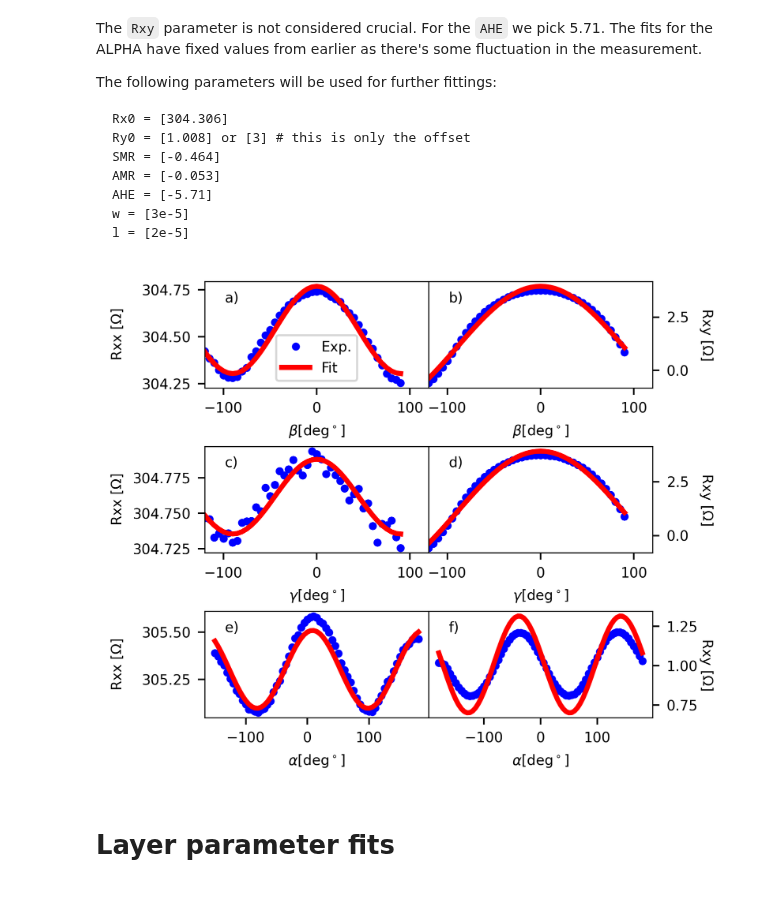
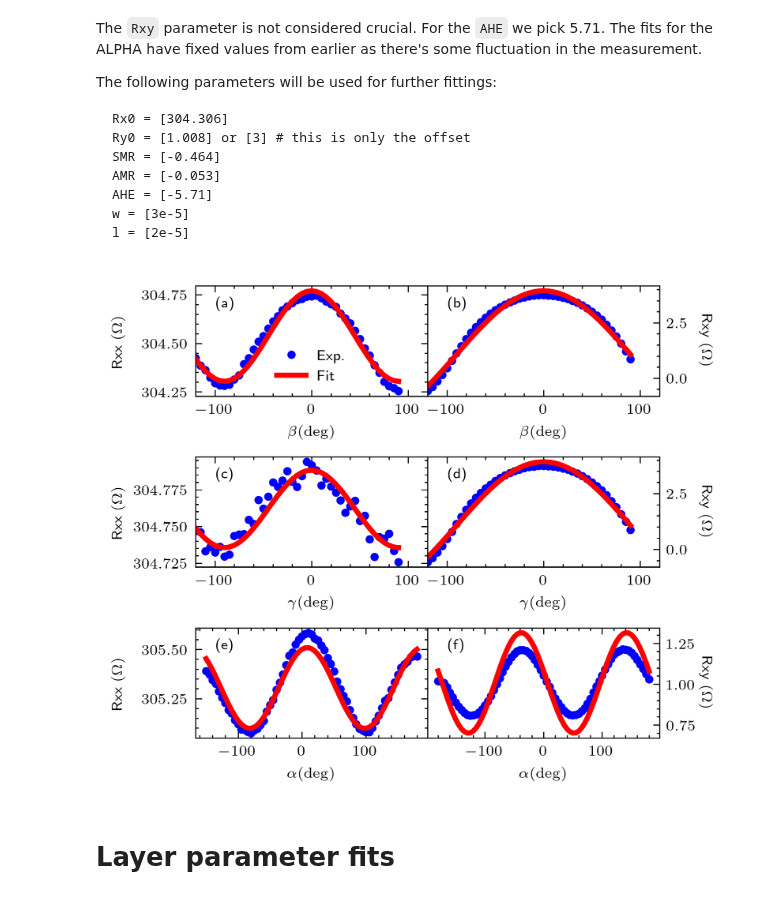
Before and after one commit to LemurPwned/cmtj, a Jupyter notebook: examples/harmonic-hall/HarmonicsFits.ipynb, the cells around one changed output. Saved outputs shown, nothing was run; the diff lists cells and outputs as text; code cells hidden in the pictures.

```diff
--- a/examples/harmonic-hall/HarmonicsFits.ipynb
+++ b/examples/harmonic-hall/HarmonicsFits.ipynb
@@ -165,20 +165,20 @@ import matplotlib as mpl
 mpl.rcParams['axes.formatter.useoffset'] = False
 
 lw = 2.5
-with plt.style.context(['nature']):
+with plt.style.context(['science', 'nature']):
     fig, ax = plt.subplots(3, 2, figsize=(4, 4), dpi=400)
     ax[0, 0].plot(beta_scan_rxx_deg,
                   rxx['rxx_beta'].dropna(),
                   'bo',
                   label='Exp.')
     ax[0, 0].plot(beta_scan_rxx_deg, beta_rxx, 'r-', label='Fit', linewidth=lw)
-    ax[0, 0].set_xlabel(r"$\beta [\mathrm{deg}^\circ]$")
-    ax[0, 0].set_ylabel(r"Rxx $[\Omega]$")
+    ax[0, 0].set_xlabel(r"$\beta (\mathrm{deg})$")
+    ax[0, 0].set_ylabel(r"Rxx $(\Omega)$")
 
     ax[0, 1].plot(beta_scan_rxy_deg, rxy['rxy_beta'].dropna(), 'bo')
     ax[0, 1].plot(beta_scan_rxy_deg, beta_rxy, 'r-', linewidth=lw)
-    ax[0, 1].set_xlabel(r"$\beta [\mathrm{deg}^\circ]$")
-    ax[0, 1].set_ylabel(r"Rxy $[\Omega]$", rotation=270, labelpad=8)
+    ax[0, 1].set_xlabel(r"$\beta (\mathrm{deg})$")
+    ax[0, 1].set_ylabel(r"Rxy $(\Omega)$", rotation=270, labelpad=8)
 
     spac = 120
     ax[0, 1].set_xlim([-spac, spac])
@@ -186,49 +186,49 @@ with plt.style.context(['nature']):
 
     ax[1, 0].plot(gamma_scan_rxx_deg, rxx['rxx_gamma'].dropna(), 'bo')
     ax[1, 0].plot(gamma_scan_rxx_deg, gamma_rxx, 'r-', linewidth=lw)
-    ax[1, 0].set_xlabel(r"$\gamma [\mathrm{deg}^\circ]$")
-    ax[1, 0].set_ylabel(r"Rxx $[\Omega]$")
+    ax[1, 0].set_xlabel(r"$\gamma (\mathrm{deg})$")
+    ax[1, 0].set_ylabel(r"Rxx $(\Omega)$")
 
     ax[1, 1].plot(gamma_scan_rxy_deg, rxy['rxy_gamma'].dropna(), 'bo')
     ax[1, 1].plot(gamma_scan_rxy_deg, gamma_rxy, 'r-', linewidth=lw)
-    ax[1, 1].set_xlabel(r"$\gamma [\mathrm{deg}^\circ]$")
-    ax[1, 1].set_ylabel(r"Rxy $[\Omega]$", rotation=270, labelpad=8)
+    ax[1, 1].set_xlabel(r"$\gamma (\mathrm{deg})$")
+    ax[1, 1].set_ylabel(r"Rxy $(\Omega)$", rotation=270, labelpad=8)
 
     ax[1, 1].set_xlim([-spac, spac])
     ax[1, 0].set_xlim([-spac, spac])
 
     ax[2, 0].plot(alpha_scan_rxx_deg, rxx['rxx_alpha'].dropna()[2:], 'bo')
     ax[2, 0].plot(alpha_scan_rxx_deg, alpha_rxx[2:], 'r-', linewidth=lw)
-    ax[2, 0].set_xlabel(r"$\alpha [\mathrm{deg}^\circ]$")
-    ax[2, 0].set_ylabel(r"Rxx $[\Omega]$")
+    ax[2, 0].set_xlabel(r"$\alpha (\mathrm{deg})$")
+    ax[2, 0].set_ylabel(r"Rxx $(\Omega)$")
 
     ax[2, 1].plot(alpha_scan_rxy_deg, rxy['rxy_alpha'].dropna(), 'bo')
     ax[2, 1].plot(alpha_scan_rxy_deg, alpha_rxy, 'r-', linewidth=lw)
-    ax[2, 1].set_xlabel(r"$\alpha [\mathrm{deg}^\circ]$")
-    ax[2, 1].set_ylabel(r"Rxy $[\Omega]$", rotation=270, labelpad=8)
+    ax[2, 1].set_xlabel(r"$\alpha (\mathrm{deg})$")
+    ax[2, 1].set_ylabel("Rxy $(\Omega)$", rotation=270, labelpad=8)
     ax[0, 0].legend(loc=8)
 
     for i in range(3):
         ax[i, 1].yaxis.tick_right()
         ax[i, 1].yaxis.set_label_position("right")
 
     import matplotlib.transforms as mtransforms
-    for label, ax in zip(['a)', 'b)', 'c)', 'd)', 'e)', 'f)'], ax.flatten()):
+    for label, ax in zip(['(a)', '(b)', '(c)', '(d)', '(e)', '(f)'], ax.flatten()):
         # label physical distance in and down:
         trans = mtransforms.ScaledTranslation(10 / 72, -5 / 72,
                                               fig.dpi_scale_trans)
         ax.text(0.0,
                 1.0,
                 label,
                 transform=ax.transAxes + trans,
                 fontsize='medium',
                 verticalalignment='top',
                 bbox=dict(facecolor='none', edgecolor='none', pad=3.0))
 
     fig.subplots_adjust(wspace=0., hspace=0.55)
     fig.align_ylabels()
 # %% [output]
-[figure, old version]
+[figure, new version]
 # %% [markdown]
 # Layer parameter fits
 # %%
```
Also changed, not shown: parts of 8 cells of this notebook, 9 other files.
